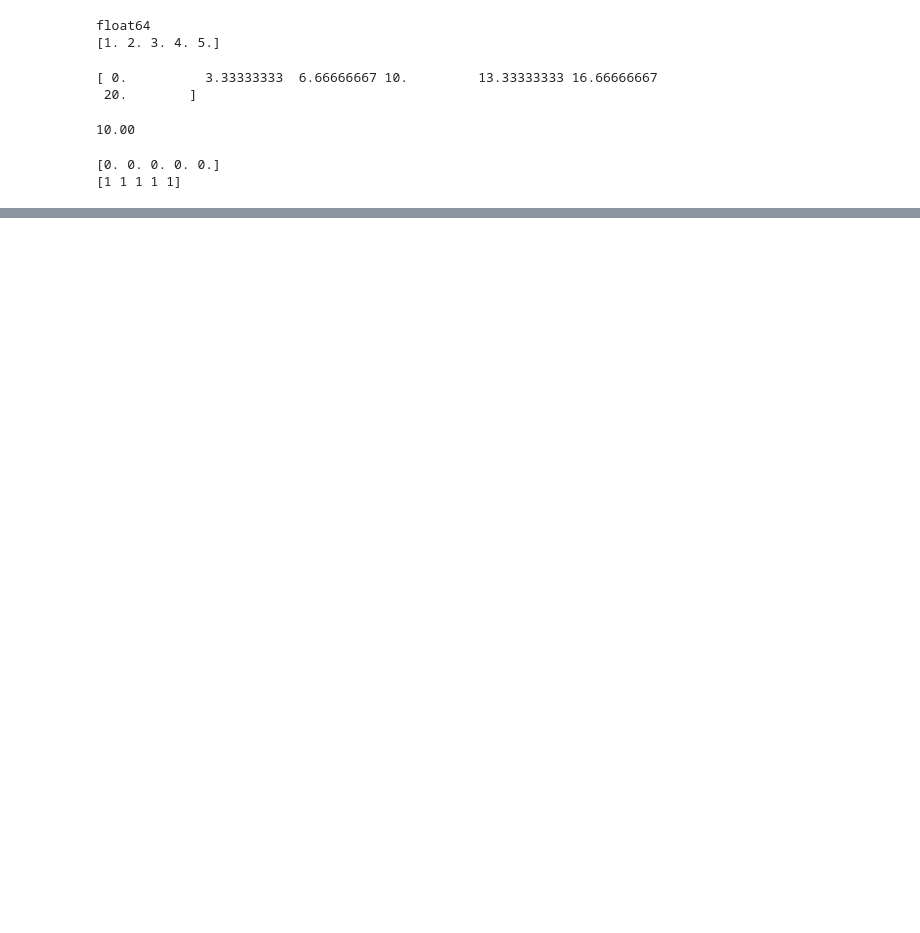
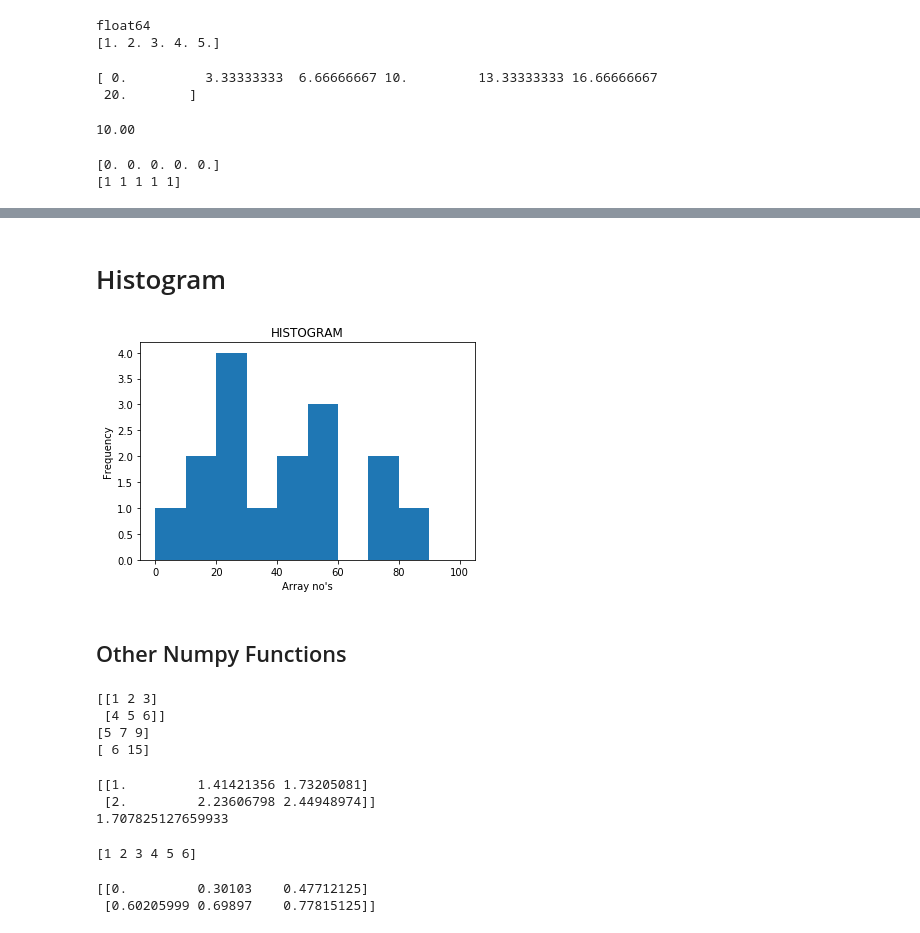
Before and after one commit to Addi-11/Python-Libraries, a Jupyter notebook: numpy.ipynb, the cells around one changed output, grey strips where cells are left out. Drawn from its saved outputs; the diff is of its cells as text; code cells hidden in the pictures; blank space fills up the shorter version.

Commit message:
extended numpy basics

```diff
--- a/numpy.ipynb
+++ b/numpy.ipynb
@@ -34,0 +279,44 @@ print(arr)
+# %% [markdown]
+# Histogram
+# %%
+from matplotlib import pyplot as plt
+a = np.array([20,87,4,40,53,74,56,51,11,20,40,15,79,25,27,31])
+plt.hist(a, bins = [0,10,20,30,40,50,60,70,80,90,100])
+plt.title("HISTOGRAM")
+plt.xlabel("Array no's")
+plt.ylabel("Frequency")
+plt.show()
+# %% [output]
+[figure, added]
+# %% [markdown]
+## Other Numpy Functions
+# %%
+# sum and axis
+a = np.array([(1,2,3),(4,5,6)])
+print(a)
+print(a.sum(axis=0))
+print(a.sum(axis=1))
+# %% [output]
+[[1 2 3]
+ [4 5 6]]
+[5 7 9]
+[ 6 15]
+# %%
+# Square root and Standard Deviation
+print(np.sqrt(a))
+print(np.std(a))
+# %% [output]
+[[1.         1.41421356 1.73205081]
+ [2.         2.23606798 2.44948974]]
+1.707825127659933
+# %%
+# Ravel Function
+print(a.ravel()) # like flatten but can be performed on both axis
+# %% [output]
+[1 2 3 4 5 6]
+# %%
+# log funct
+print(np.log10(a))
+# %% [output]
+[[0.         0.30103    0.47712125]
+ [0.60205999 0.69897    0.77815125]]
```
Also changed, not shown: parts of 45 cells of this notebook.
